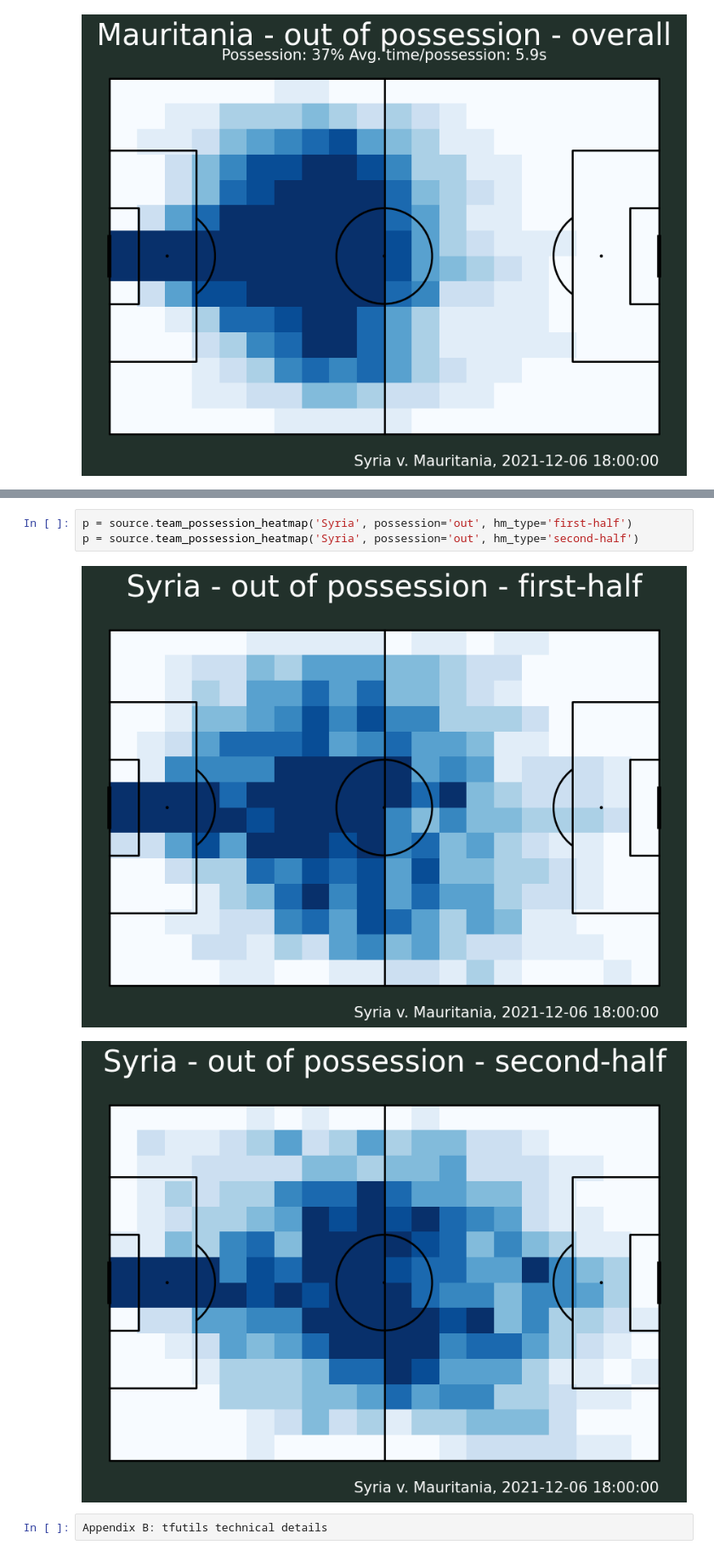
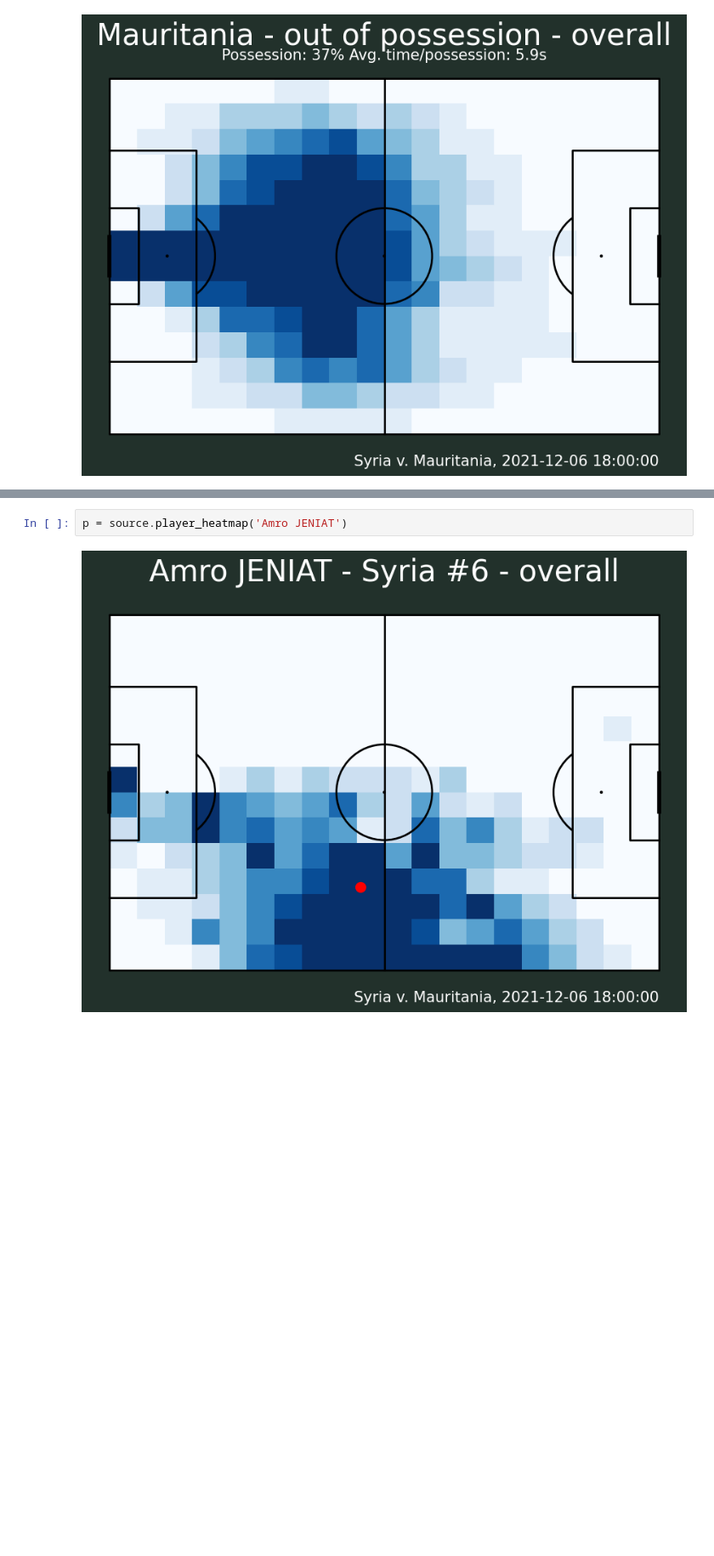
Before and after one commit to lucacazzanti/tfutils, a Jupyter notebook: notebooks/2022-SOMETHING-tfutils.ipynb, the cells around one changed output, grey strips where cells are left out. Shown: that part at 85% size. Drawn from its saved outputs; the diff is of its cells as text; blank space fills up the shorter version.

```diff
--- a/notebooks/2022-SOMETHING-tfutils.ipynb
+++ b/notebooks/2022-SOMETHING-tfutils.ipynb
@@ -125,8 +118,4 @@ p = source.team_possession_heatmap('Syria', possession='in', hm_type='second-hal
-# %%
-p = source.team_possession_heatmap('Syria', possession='out', hm_type='first-half')
-p = source.team_possession_heatmap('Syria', possession='out', hm_type='second-half')
-# %% [output]
-[figure, removed]
-[figure, removed]
-# %%
-Appendix B: tfutils technical details
+# %%
+p = source.player_heatmap('Amro JENIAT')
+# %% [output]
+[figure, added]
```
Also changed, not shown: parts of 15 cells of this notebook, 1 other file.
